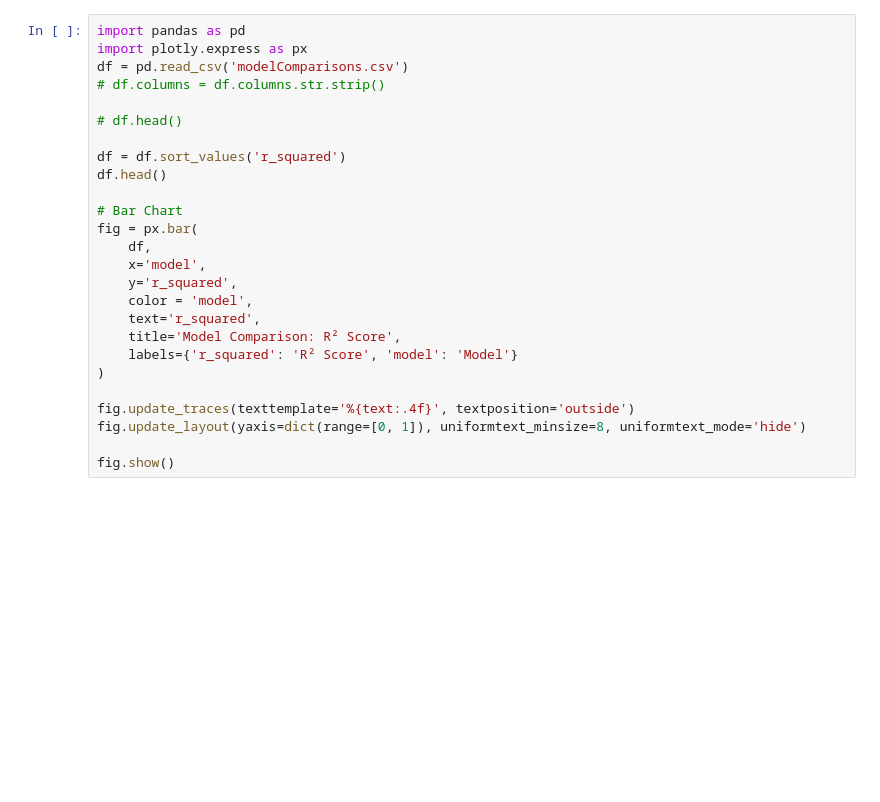
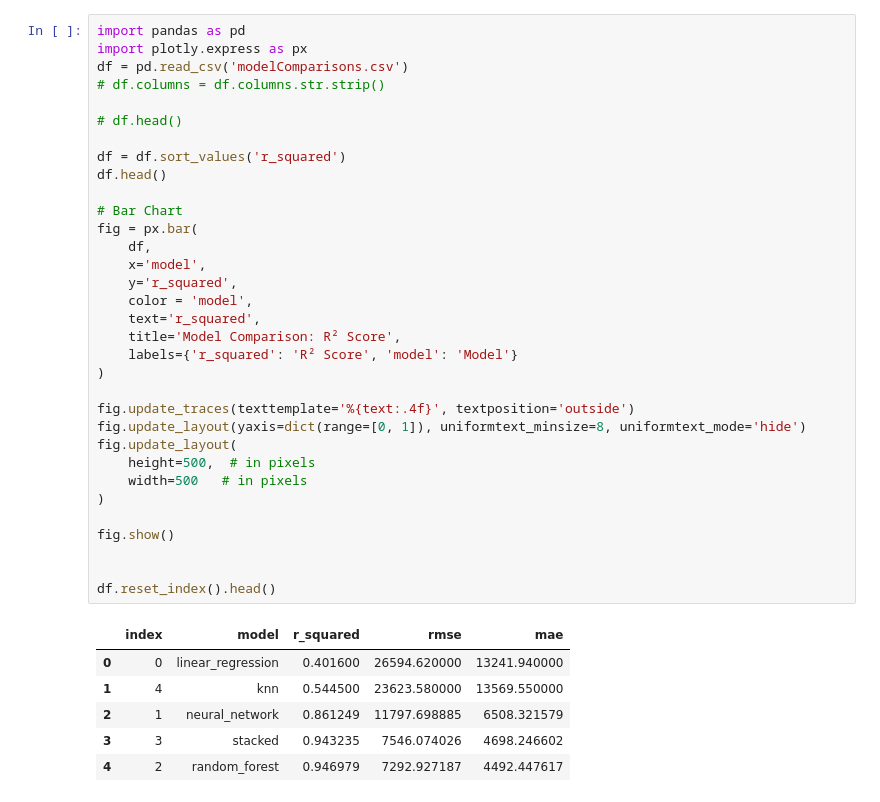
Before and after one commit to amanster22/used-car-price-predictor, a Jupyter notebook: plots.ipynb, the cells around one changed output. Cells and saved outputs as stored; diff of their text form; blank space fills up the shorter version.

```diff
--- a/plots.ipynb
+++ b/plots.ipynb
@@ -1,29 +1,43 @@
 # %%
 import pandas as pd
 import plotly.express as px
 df = pd.read_csv('modelComparisons.csv')
 # df.columns = df.columns.str.strip()
 
 # df.head()
 
 df = df.sort_values('r_squared')
 df.head()
 
 # Bar Chart
 fig = px.bar(
     df,
     x='model',
     y='r_squared',
     color = 'model',
     text='r_squared',
     title='Model Comparison: R² Score',
     labels={'r_squared': 'R² Score', 'model': 'Model'}
 )
 
 fig.update_traces(texttemplate='%{text:.4f}', textposition='outside')
 fig.update_layout(yaxis=dict(range=[0, 1]), uniformtext_minsize=8, uniformtext_mode='hide')
+fig.update_layout(
+    height=500,  # in pixels
+    width=500   # in pixels
+)
 
 fig.show()
+
+
+df.reset_index().head()
+# %% [output]
+|  | index | model | r_squared | rmse | mae |
+| 0 | 0 | linear_regression | 0.401600 | 26594.620000 | 13241.940000 |
+| 1 | 4 | knn | 0.544500 | 23623.580000 | 13569.550000 |
+| 2 | 1 | neural_network | 0.861249 | 11797.698885 | 6508.321579 |
+| 3 | 3 | stacked | 0.943235 | 7546.074026 | 4698.246602 |
+| 4 | 2 | random_forest | 0.946979 | 7292.927187 | 4492.447617 |
 # %%
 import pandas as pd
 import plotly.express as px
```
Also changed, not shown: parts of 4 cells of this notebook, 5 other files.
